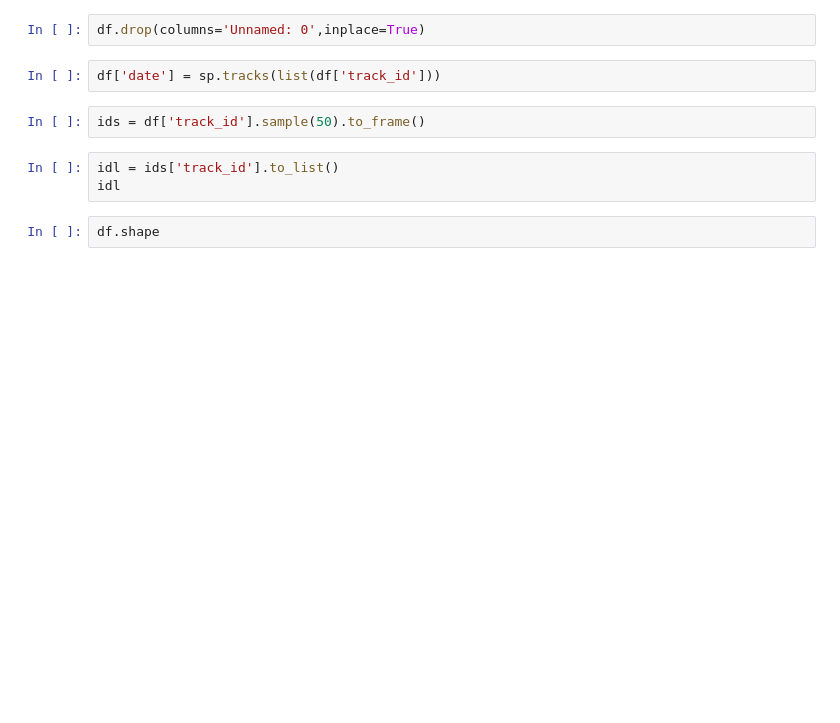
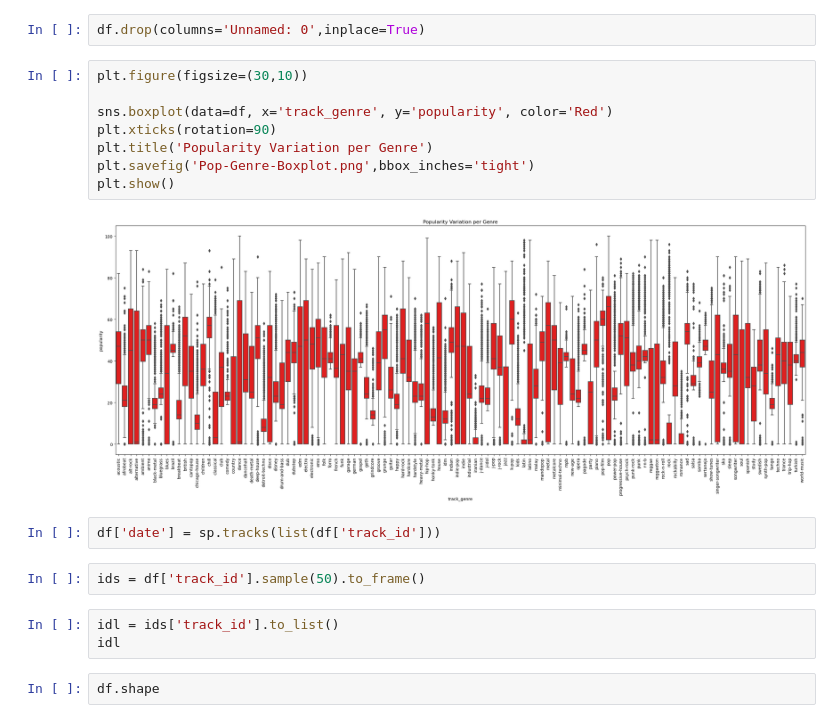
Before and after one commit to ounnuqul/Spotify_Popularity_Prediction_Model_Capstone_Project, a Jupyter notebook: Getting_release_dates.ipynb, the cells around one changed output. Drawn from its saved outputs; the diff is of its cells as text; blank space fills up the shorter version.

Commit message:
added the figure

```diff
--- a/Getting_release_dates.ipynb
+++ b/Getting_release_dates.ipynb
@@ -32,5 +31,15 @@ df.head()
 # %%
 df.drop(columns='Unnamed: 0',inplace=True)
+# %%
+plt.figure(figsize=(30,10))
+
+sns.boxplot(data=df, x='track_genre', y='popularity', color='Red')
+plt.xticks(rotation=90)
+plt.title('Popularity Variation per Genre')
+plt.savefig('Pop-Genre-Boxplot.png',bbox_inches='tight')
+plt.show()
+# %% [output]
+[figure, added]
 # %%
 df['date'] = sp.tracks(list(df['track_id']))
 # %%
```
Also changed, not shown: parts of 1 cell of this notebook, 1 other file.
